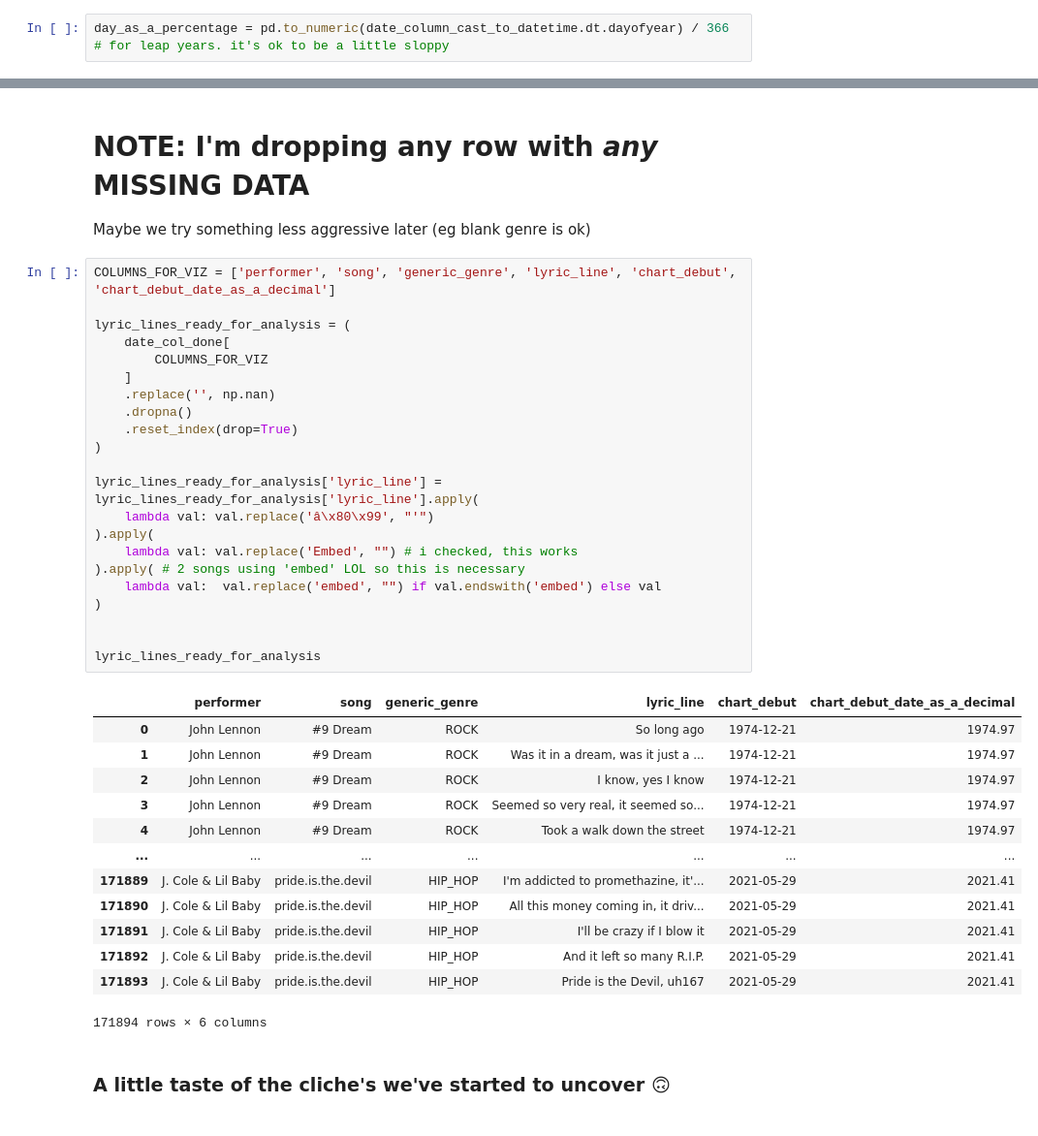
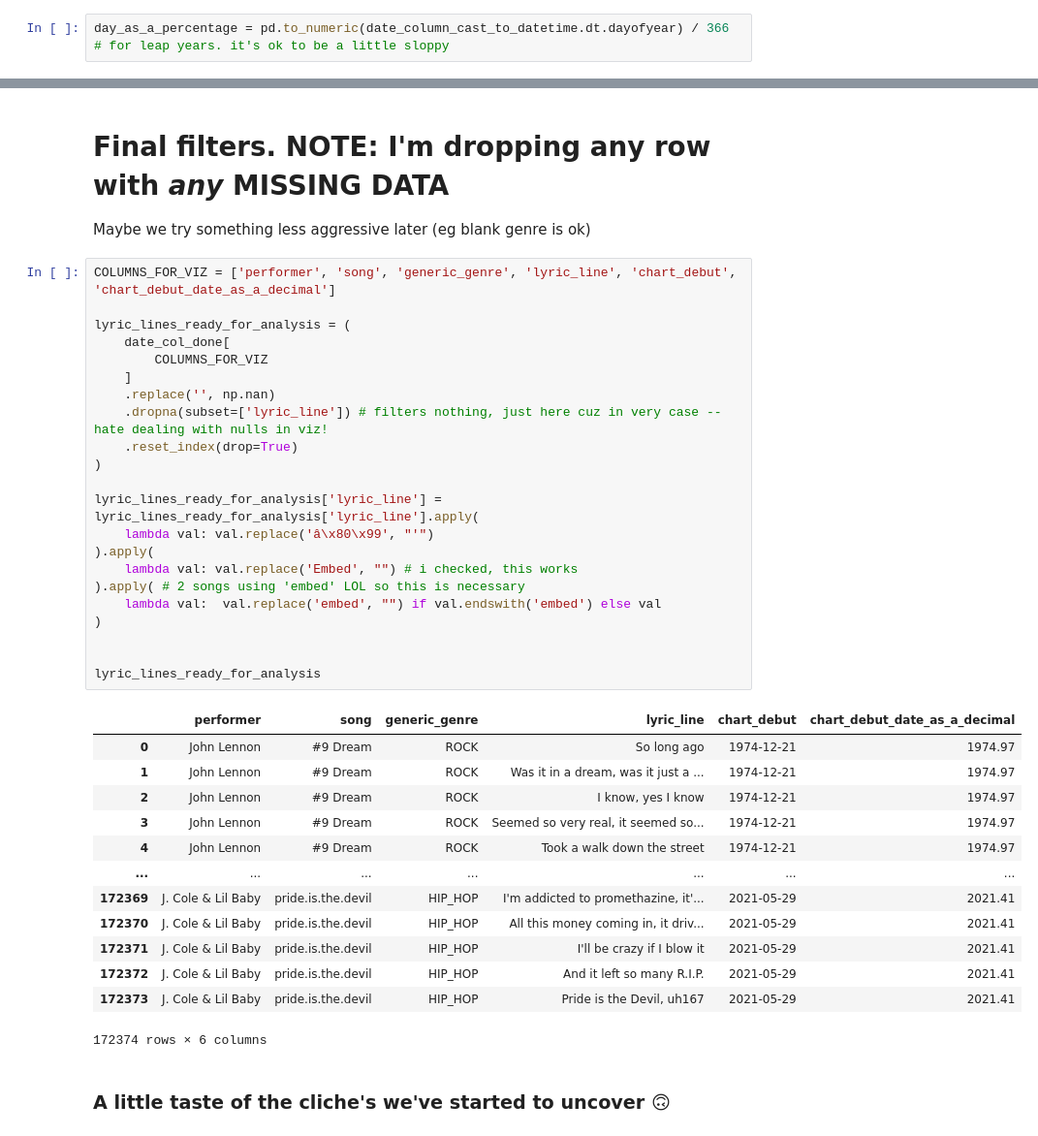
Before and after one commit to davidnmora/billboard-lyric-exploration, a Jupyter notebook: 3 DONE RIGHT Split lyrics by line then clean.ipynb, the cells around one changed output, grey strips where cells are left out. Shown at 97% size. Cells and saved outputs as stored; diff of their text form.

```diff
--- a/3 DONE RIGHT Split lyrics by line then clean.ipynb
+++ b/3 DONE RIGHT Split lyrics by line then clean.ipynb
@@ -254,42 +306,42 @@ date_col_done
 # %% [markdown]
-# NOTE: I'm dropping any row with *any* MISSING DATA
+# Final filters. NOTE: I'm dropping any row with *any* MISSING DATA
 Maybe we try something less aggressive later (eg blank genre is ok)
 # %%
 COLUMNS_FOR_VIZ = ['performer', 'song', 'generic_genre', 'lyric_line', 'chart_debut', 'chart_debut_date_as_a_decimal']
 
 lyric_lines_ready_for_analysis = (
     date_col_done[
         COLUMNS_FOR_VIZ
     ]
     .replace('', np.nan)
-    .dropna()
+    .dropna(subset=['lyric_line']) # filters nothing, just here cuz in very case -- hate dealing with nulls in viz!
     .reset_index(drop=True)
 )
 
 lyric_lines_ready_for_analysis['lyric_line'] = lyric_lines_ready_for_analysis['lyric_line'].apply(
     lambda val: val.replace('â\x80\x99', "'")
 ).apply(
     lambda val: val.replace('Embed', "") # i checked, this works
 ).apply( # 2 songs using 'embed' LOL so this is necessary
     lambda val:  val.replace('embed', "") if val.endswith('embed') else val
 )
 
 
 lyric_lines_ready_for_analysis
 # %% [output]
 |  | performer | song | generic_genre | lyric_line | chart_debut | chart_debut_date_as_a_decimal |
 | 0 | John Lennon | #9 Dream | ROCK | So long ago | 1974-12-21 | 1974.97 |
 | 1 | John Lennon | #9 Dream | ROCK | Was it in a dream, was it just a ... | 1974-12-21 | 1974.97 |
 | 2 | John Lennon | #9 Dream | ROCK | I know, yes I know | 1974-12-21 | 1974.97 |
 | 3 | John Lennon | #9 Dream | ROCK | Seemed so very real, it seemed so... | 1974-12-21 | 1974.97 |
 | 4 | John Lennon | #9 Dream | ROCK | Took a walk down the street | 1974-12-21 | 1974.97 |
 | ... | ... | ... | ... | ... | ... | ... |
-| 171889 | J. Cole & Lil Baby | pride.is.the.devil | HIP_HOP | I'm addicted to promethazine, it'... | 2021-05-29 | 2021.41 |
-| 171890 | J. Cole & Lil Baby | pride.is.the.devil | HIP_HOP | All this money coming in, it driv... | 2021-05-29 | 2021.41 |
-| 171891 | J. Cole & Lil Baby | pride.is.the.devil | HIP_HOP | I'll be crazy if I blow it | 2021-05-29 | 2021.41 |
-| 171892 | J. Cole & Lil Baby | pride.is.the.devil | HIP_HOP | And it left so many R.I.P. | 2021-05-29 | 2021.41 |
-| 171893 | J. Cole & Lil Baby | pride.is.the.devil | HIP_HOP | Pride is the Devil, uh167 | 2021-05-29 | 2021.41 |
+| 172369 | J. Cole & Lil Baby | pride.is.the.devil | HIP_HOP | I'm addicted to promethazine, it'... | 2021-05-29 | 2021.41 |
+| 172370 | J. Cole & Lil Baby | pride.is.the.devil | HIP_HOP | All this money coming in, it driv... | 2021-05-29 | 2021.41 |
+| 172371 | J. Cole & Lil Baby | pride.is.the.devil | HIP_HOP | I'll be crazy if I blow it | 2021-05-29 | 2021.41 |
+| 172372 | J. Cole & Lil Baby | pride.is.the.devil | HIP_HOP | And it left so many R.I.P. | 2021-05-29 | 2021.41 |
+| 172373 | J. Cole & Lil Baby | pride.is.the.devil | HIP_HOP | Pride is the Devil, uh167 | 2021-05-29 | 2021.41 |
-171894 rows × 6 columns
+172374 rows × 6 columns
 # %% [markdown]
 ### A little taste of the cliche's we've started to uncover 🙃
 # %%
```
Also changed, not shown: parts of 21 cells of this notebook, 3 other files.
